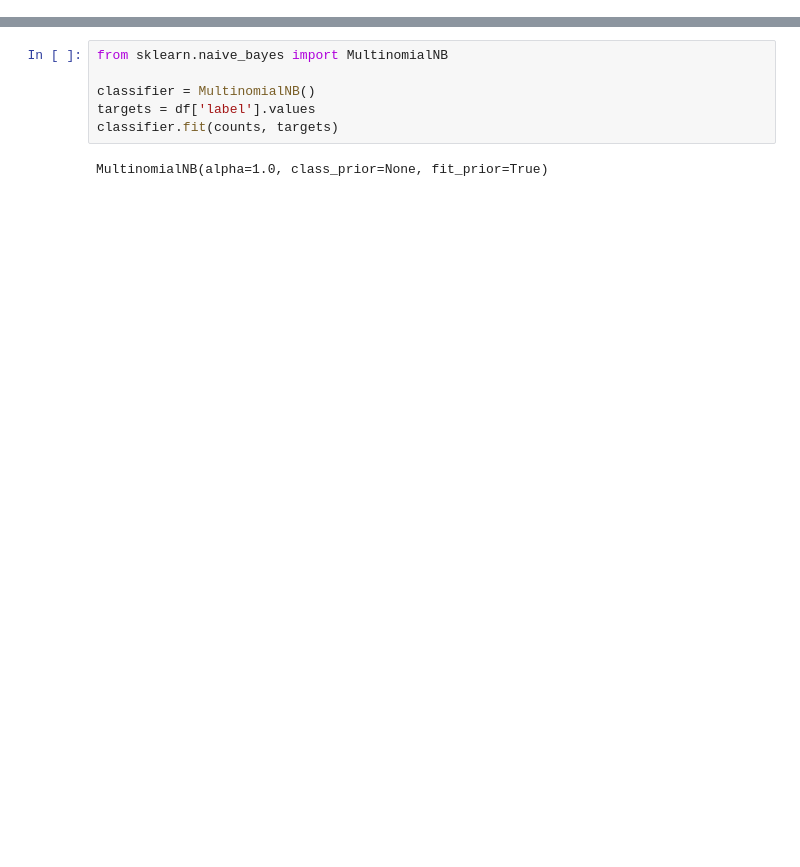
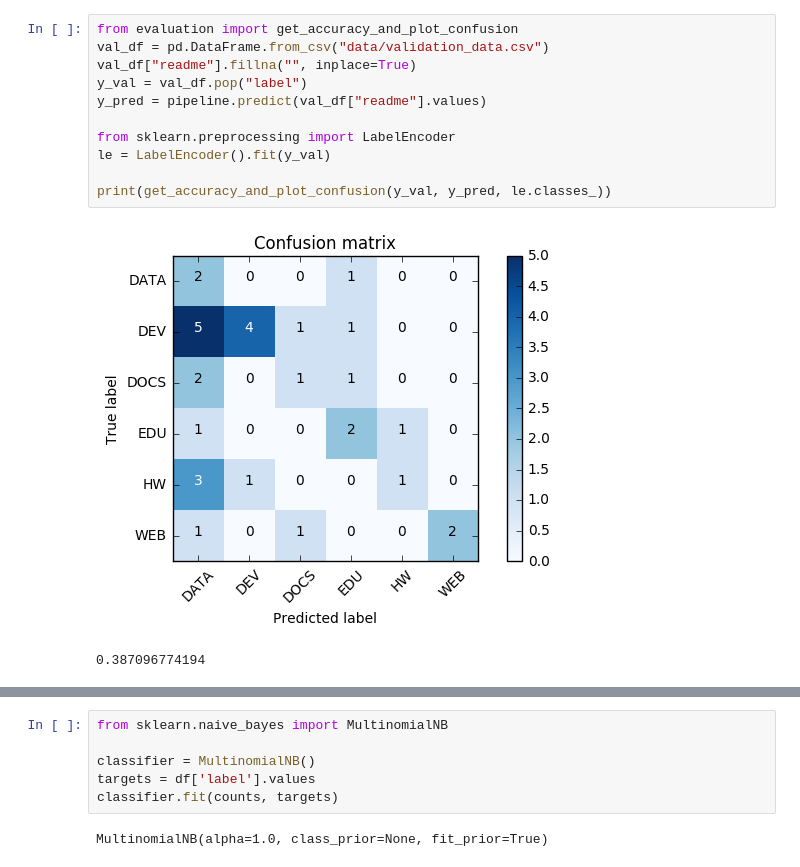
Before and after one commit to WGierke/git_better, a Jupyter notebook: Text Classification.ipynb, the cells around one changed output, grey strips where cells are left out. Cells and saved outputs as stored; diff of their text form; blank space fills up the shorter version.

```diff
--- a/Text Classification.ipynb
+++ b/Text Classification.ipynb
@@ -61,0 +128,14 @@ count_vect_df.head()
+# %%
+from evaluation import get_accuracy_and_plot_confusion
+val_df = pd.DataFrame.from_csv("data/validation_data.csv")
+val_df["readme"].fillna("", inplace=True)
+y_val = val_df.pop("label")
+y_pred = pipeline.predict(val_df["readme"].values)
+
+from sklearn.preprocessing import LabelEncoder
+le = LabelEncoder().fit(y_val)
+
+print(get_accuracy_and_plot_confusion(y_val, y_pred, le.classes_))
+# %% [output]
+[figure, added]
+0.387096774194
```
Also changed, not shown: parts of 7 cells of this notebook, 1 other file.
